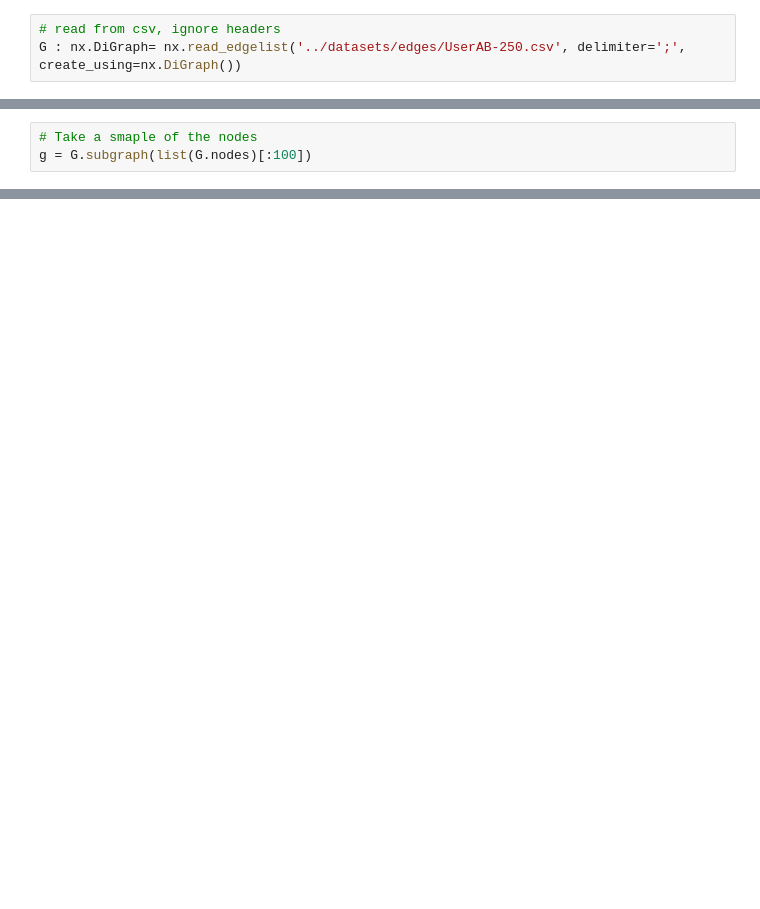
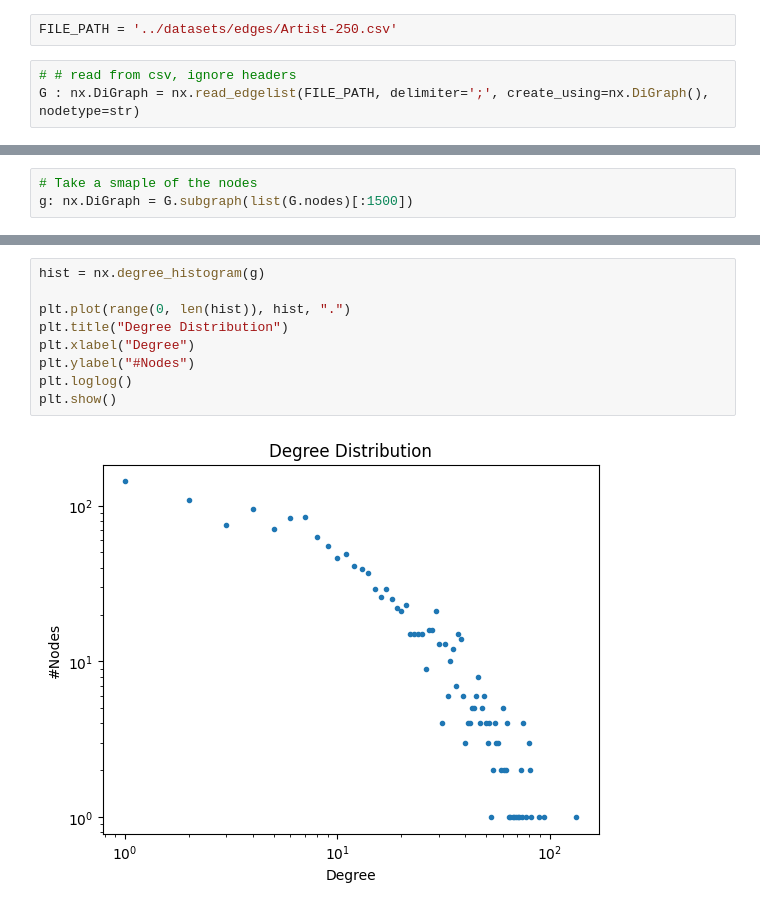
Before and after one commit to LuisFelipePoma/Spotify_Complex_Network, a Jupyter notebook: src/notebooks/graph.ipynb, the cells around one changed output, grey strips where cells are left out. Drawn from its saved outputs; the diff is of its cells as text; blank space fills up the shorter version.

```diff
--- a/src/notebooks/graph.ipynb
+++ b/src/notebooks/graph.ipynb
@@ -3,3 +11,5 @@ import networkx as nx
+# %%
+FILE_PATH = '../datasets/edges/Artist-250.csv'
 # %%
-# read from csv, ignore headers
-G : nx.DiGraph= nx.read_edgelist('../datasets/edges/UserAB-250.csv', delimiter=';', create_using=nx.DiGraph())
+# # read from csv, ignore headers
+G : nx.DiGraph = nx.read_edgelist(FILE_PATH, delimiter=';', create_using=nx.DiGraph(), nodetype=str)
@@ -14,3 +24,3 @@ list(G.nodes).__len__()
 # %%
 # Take a smaple of the nodes
-g = G.subgraph(list(G.nodes)[:100])
+g: nx.DiGraph = G.subgraph(list(G.nodes)[:1500])
@@ -16,0 +97,11 @@ g = G.subgraph(list(G.nodes)[:100])
+# %%
+hist = nx.degree_histogram(g)
+
+plt.plot(range(0, len(hist)), hist, ".")
+plt.title("Degree Distribution")
+plt.xlabel("Degree")
+plt.ylabel("#Nodes")
+plt.loglog()
+plt.show()
+# %% [output]
+[figure, added]
```
Also changed, not shown: parts of 13 cells of this notebook, 18 other files.
